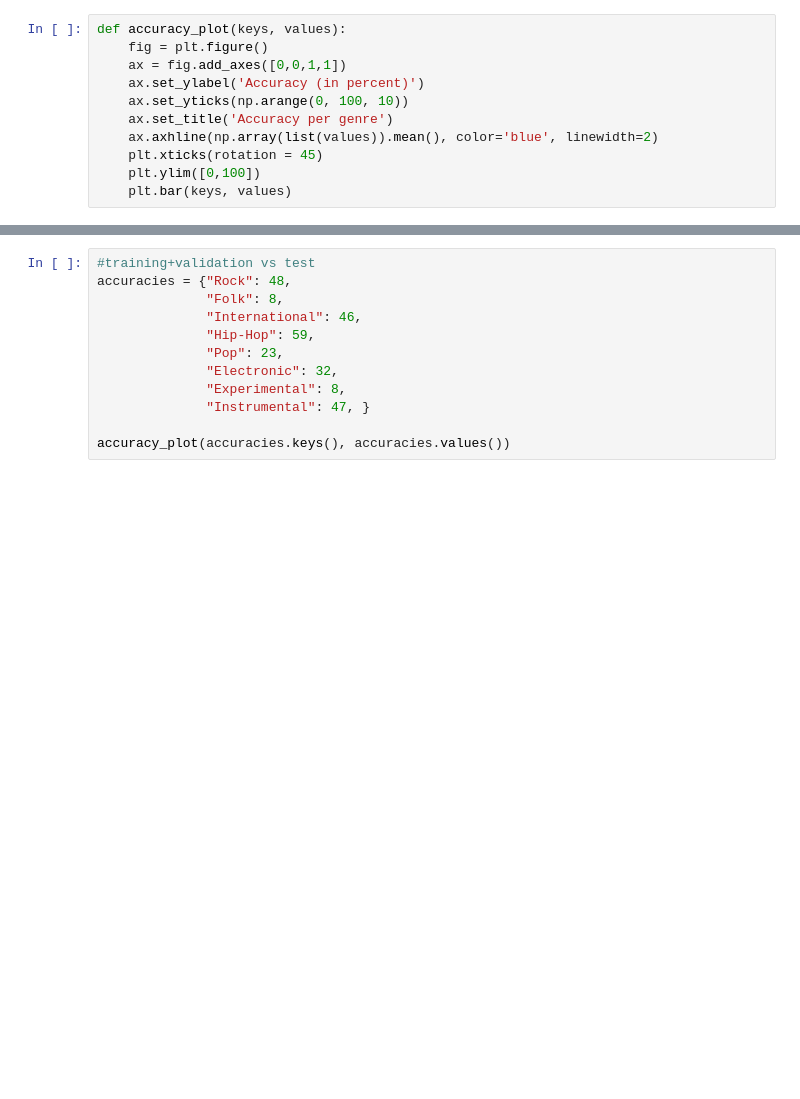
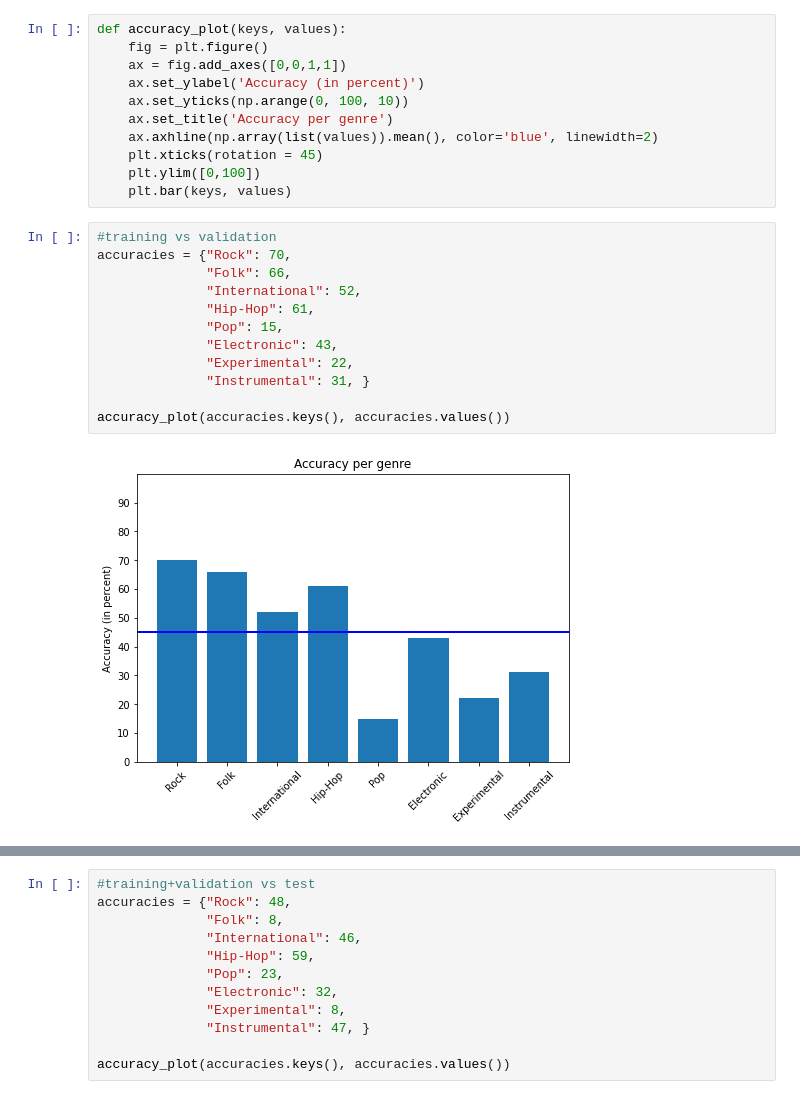
Before and after one commit to ezorrio/genre-classification, a Jupyter notebook: experiments/plots.ipynb, the cells around one changed output, grey strips where cells are left out. Saved outputs shown, nothing was run; the diff lists cells and outputs as text; blank space fills up the shorter version.

Commit message:
Comments on plots

```diff
--- a/experiments/plots.ipynb
+++ b/experiments/plots.ipynb
@@ -12,3 +12,17 @@ def accuracy_plot(keys, values):
     plt.xticks(rotation = 45)
     plt.ylim([0,100])
     plt.bar(keys, values)
+# %%
+#training vs validation
+accuracies = {"Rock": 70,
+              "Folk": 66,
+              "International": 52,
+              "Hip-Hop": 61,
+              "Pop": 15,
+              "Electronic": 43,
+              "Experimental": 22,
+              "Instrumental": 31, }
+
+accuracy_plot(accuracies.keys(), accuracies.values())
+# %% [output]
+[figure, added]
```
Also changed, not shown: parts of 2 cells of this notebook.
